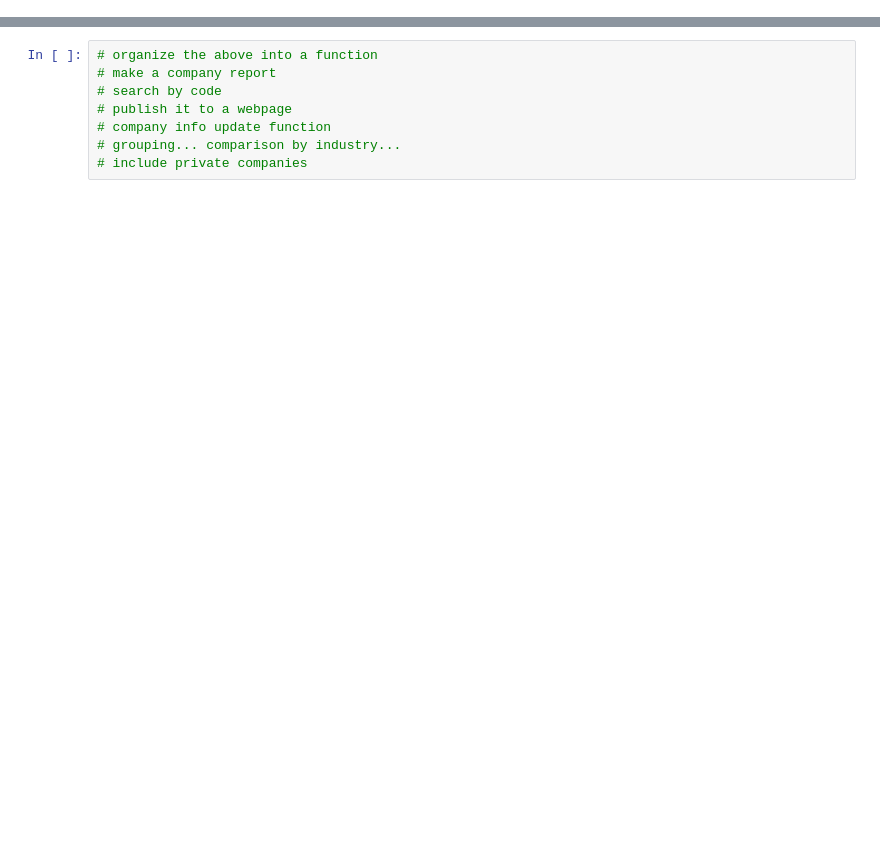
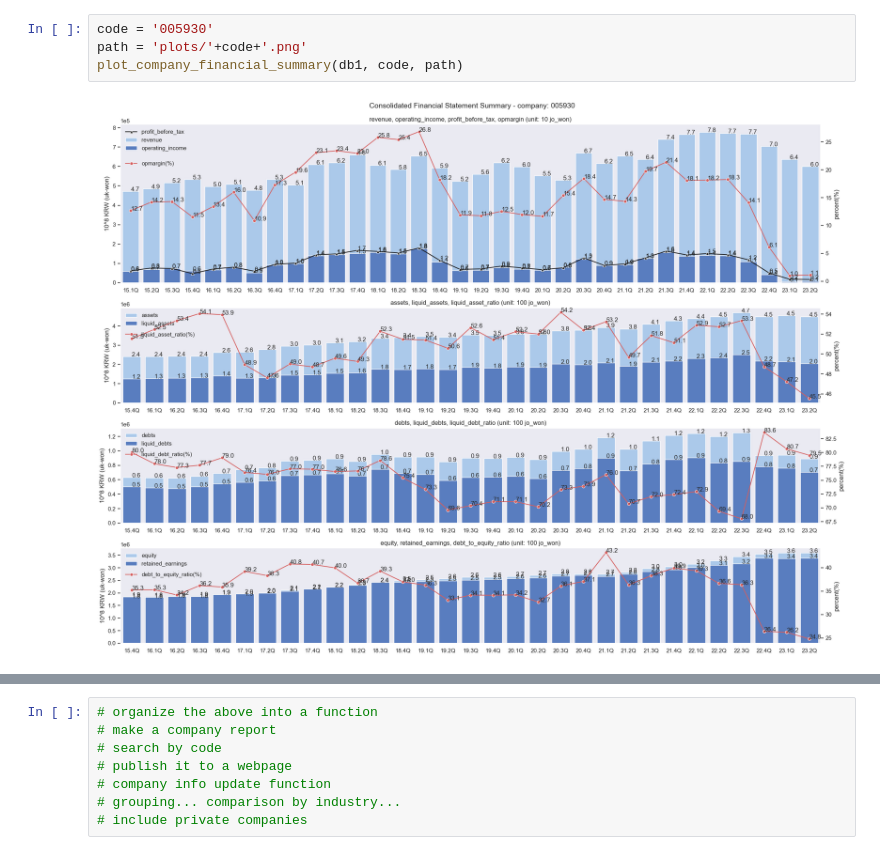
Before and after one commit to iburn78/trader, a Jupyter notebook: data_collection/dc_06_Visualize_Company_Health.ipynb, the cells around one changed output, grey strips where cells are left out. Cells and saved outputs as stored; diff of their text form; blank space fills up the shorter version.

```diff
--- a/data_collection/dc_06_Visualize_Company_Health.ipynb
+++ b/data_collection/dc_06_Visualize_Company_Health.ipynb
@@ -119,0 +107,6 @@ Text(0.5, 0.98, 'Consolidated Financial Statement Summary - company: 005930')
+# %%
+code = '005930'
+path = 'plots/'+code+'.png'
+plot_company_financial_summary(db1, code, path)
+# %% [output]
+[figure, added]
```
Also changed, not shown: parts of 7 cells of this notebook, 7 other files.
